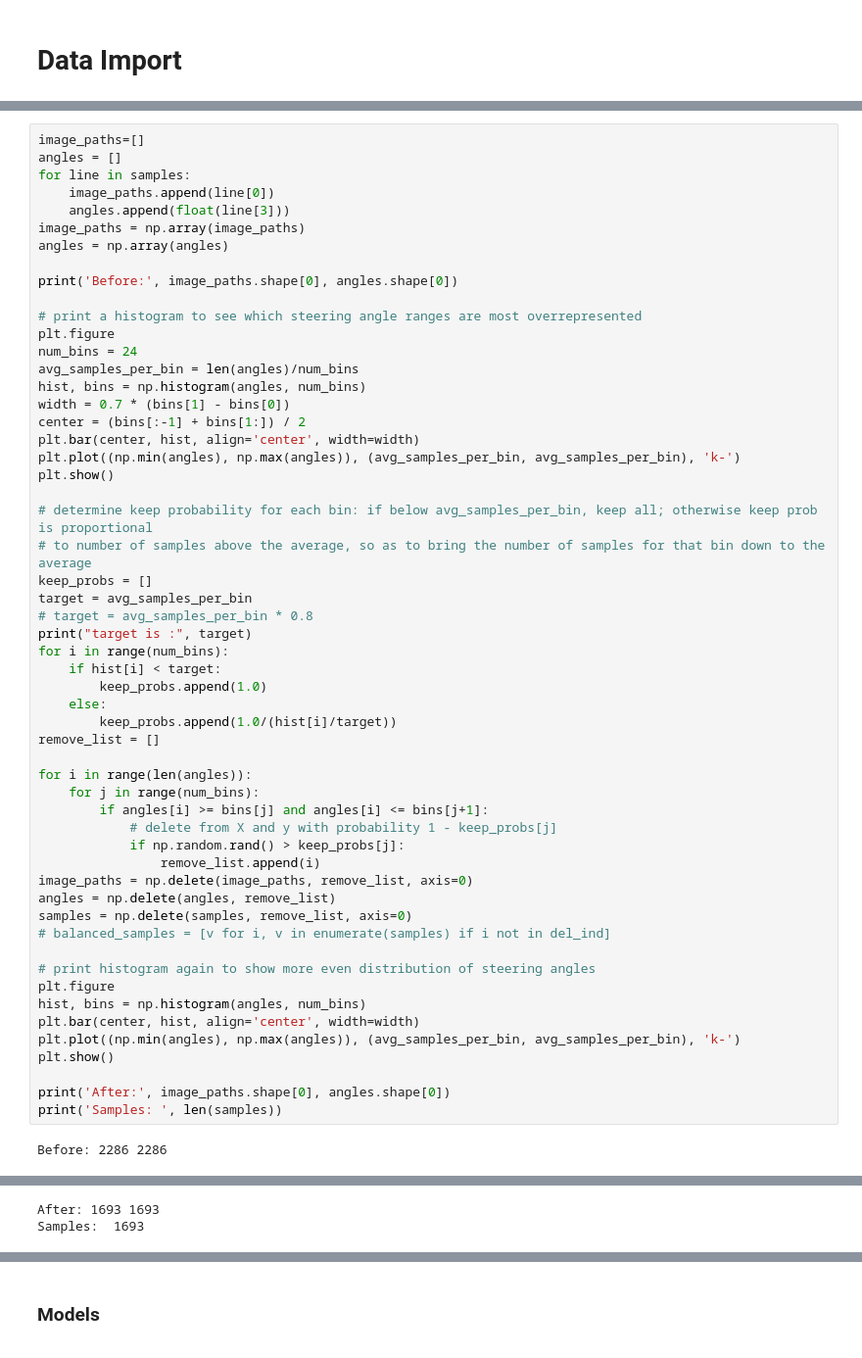
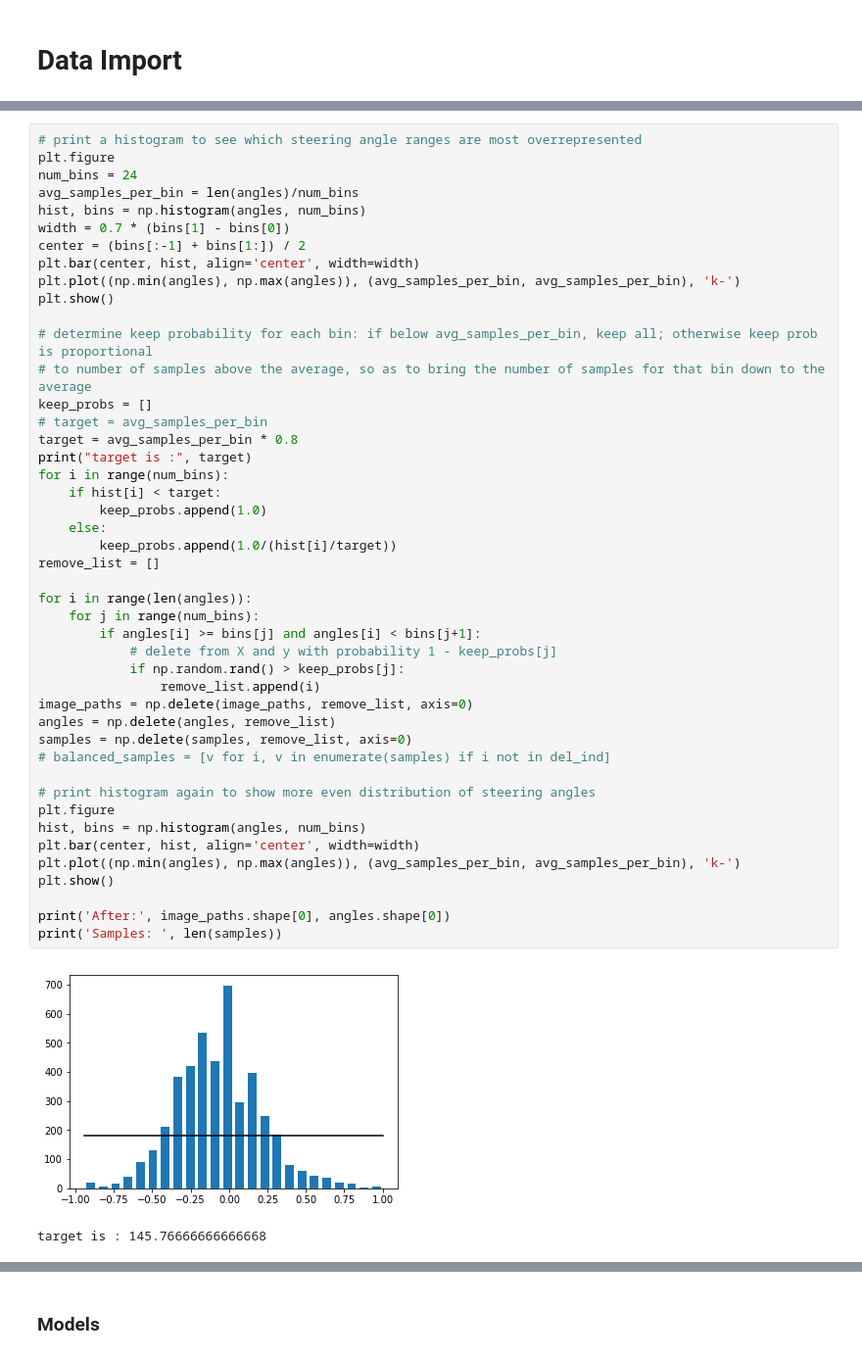
Before and after one commit to hl395/steer-prediction, a Jupyter notebook: p3-behavioural-cloning.ipynb, the cells around one changed output, grey strips where cells are left out. Shown at 98% size. Drawn from its saved outputs; the diff is of its cells as text.

```diff
--- a/p3-behavioural-cloning.ipynb
+++ b/p3-behavioural-cloning.ipynb
@@ -55,14 +130,4 @@ print(len(samples))
 # %%
-image_paths=[]
-angles = []
-for line in samples:
-    image_paths.append(line[0])
-    angles.append(float(line[3]))
-image_paths = np.array(image_paths)
-angles = np.array(angles)
-
-print('Before:', image_paths.shape[0], angles.shape[0])
-
 # print a histogram to see which steering angle ranges are most overrepresented
 plt.figure
 num_bins = 24
@@ -77,35 +142,36 @@ plt.show()
 # determine keep probability for each bin: if below avg_samples_per_bin, keep all; otherwise keep prob is proportional
 # to number of samples above the average, so as to bring the number of samples for that bin down to the average
 keep_probs = []
-target = avg_samples_per_bin
-# target = avg_samples_per_bin * 0.8
+# target = avg_samples_per_bin
+target = avg_samples_per_bin * 0.8
 print("target is :", target)
 for i in range(num_bins):
     if hist[i] < target:
         keep_probs.append(1.0)
     else:
         keep_probs.append(1.0/(hist[i]/target))
 remove_list = []
 
 for i in range(len(angles)):
     for j in range(num_bins):
-        if angles[i] >= bins[j] and angles[i] <= bins[j+1]:
+        if angles[i] >= bins[j] and angles[i] < bins[j+1]:
             # delete from X and y with probability 1 - keep_probs[j]
             if np.random.rand() > keep_probs[j]:
                 remove_list.append(i)
 image_paths = np.delete(image_paths, remove_list, axis=0)
 angles = np.delete(angles, remove_list)
 samples = np.delete(samples, remove_list, axis=0)
 # balanced_samples = [v for i, v in enumerate(samples) if i not in del_ind]
 
 # print histogram again to show more even distribution of steering angles
 plt.figure
 hist, bins = np.histogram(angles, num_bins)
 plt.bar(center, hist, align='center', width=width)
 plt.plot((np.min(angles), np.max(angles)), (avg_samples_per_bin, avg_samples_per_bin), 'k-')
 plt.show()
 
 print('After:', image_paths.shape[0], angles.shape[0])
 print('Samples: ', len(samples))
 # %% [output]
+[figure, new version]
-Before: 2286 2286
+target is : 145.76666666666668
@@ -115,3 +181 @@ target is : 95.25
-After: 1693 1693
-Samples:  1693
 # %%
```
Also changed, not shown: parts of 20 cells of this notebook.
